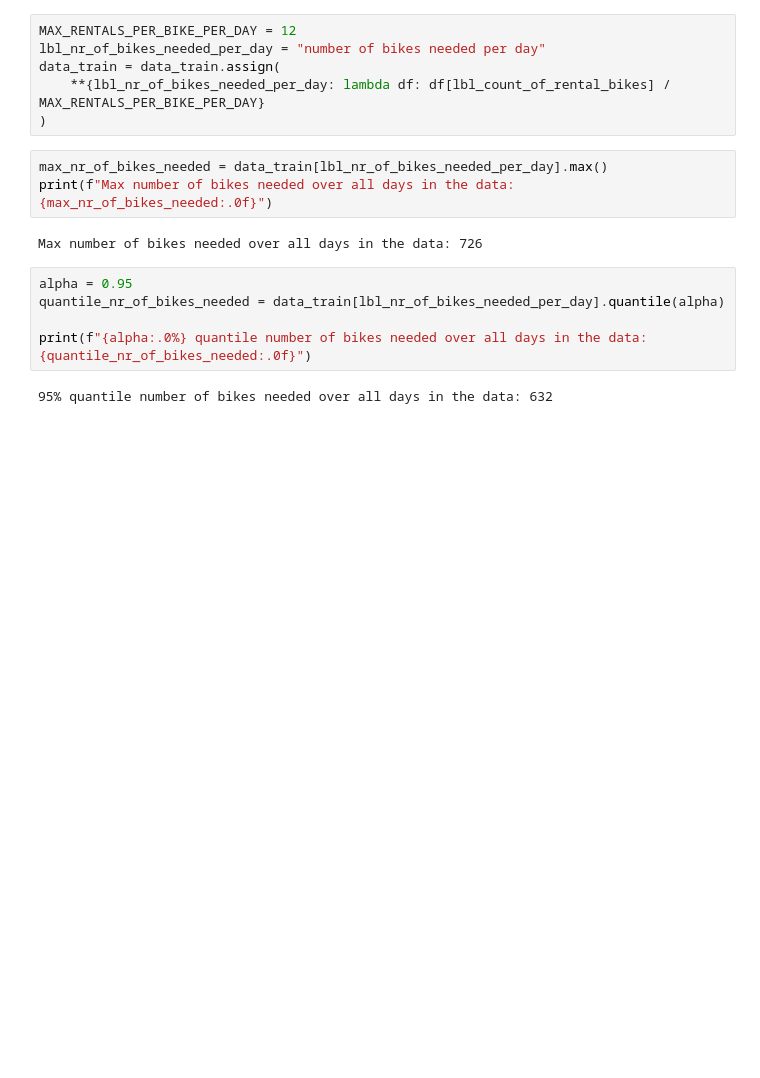
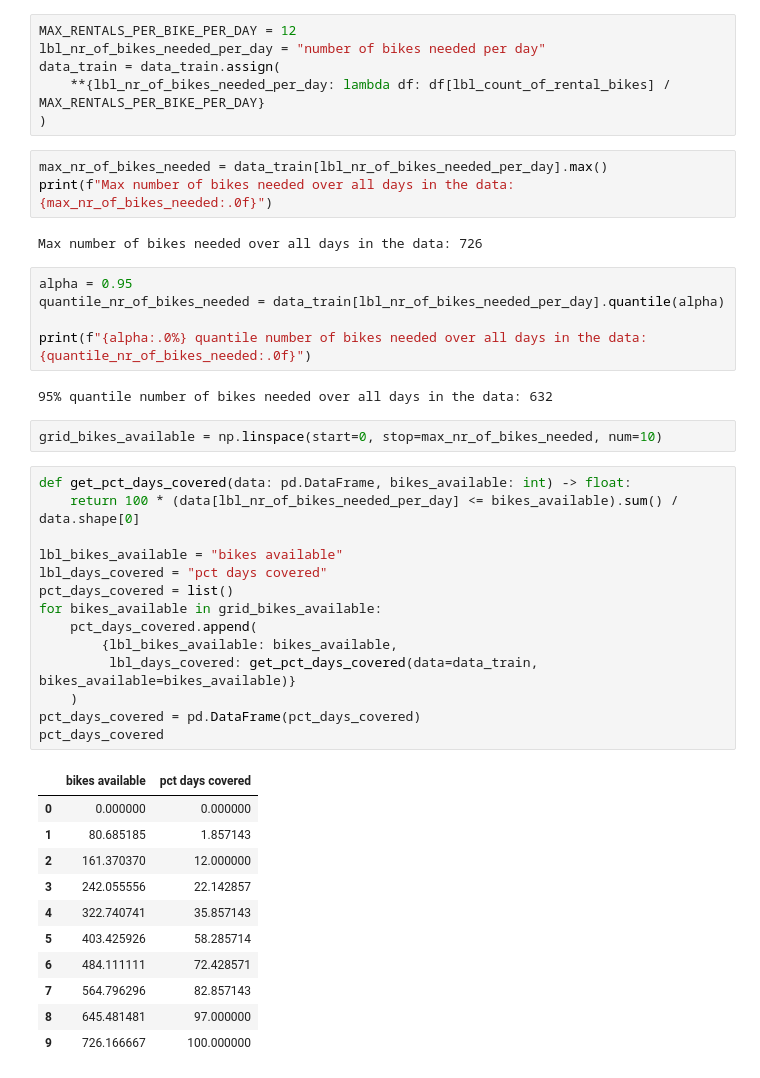
Before and after one commit to khrapovs/playing-with-uci-bike-sharing-data, a Jupyter notebook: notebook.ipynb, the cells around one changed output. Cells and saved outputs as stored; diff of their text form; blank space fills up the shorter version.

```diff
--- a/notebook.ipynb
+++ b/notebook.ipynb
@@ -121,3 +122,31 @@ quantile_nr_of_bikes_needed = data_train[lbl_nr_of_bikes_needed_per_day].quantil
 print(f"{alpha:.0%} quantile number of bikes needed over all days in the data: {quantile_nr_of_bikes_needed:.0f}")
 # %% [output]
 95% quantile number of bikes needed over all days in the data: 632
+# %%
+grid_bikes_available = np.linspace(start=0, stop=max_nr_of_bikes_needed, num=10)
+# %%
+def get_pct_days_covered(data: pd.DataFrame, bikes_available: int) -> float:
+    return 100 * (data[lbl_nr_of_bikes_needed_per_day] <= bikes_available).sum() / data.shape[0]
+
+lbl_bikes_available = "bikes available"
+lbl_days_covered = "pct days covered"
+pct_days_covered = list()
+for bikes_available in grid_bikes_available:
+    pct_days_covered.append(
+        {lbl_bikes_available: bikes_available,
+         lbl_days_covered: get_pct_days_covered(data=data_train, bikes_available=bikes_available)}
+    )
+pct_days_covered = pd.DataFrame(pct_days_covered)
+pct_days_covered
+# %% [output]
+|  | bikes available | pct days covered |
+| 0 | 0.000000 | 0.000000 |
+| 1 | 80.685185 | 1.857143 |
+| 2 | 161.370370 | 12.000000 |
+| 3 | 242.055556 | 22.142857 |
+| 4 | 322.740741 | 35.857143 |
+| 5 | 403.425926 | 58.285714 |
+| 6 | 484.111111 | 72.428571 |
+| 7 | 564.796296 | 82.857143 |
+| 8 | 645.481481 | 97.000000 |
+| 9 | 726.166667 | 100.000000 |
```
Also changed, not shown: parts of 2 cells of this notebook.
